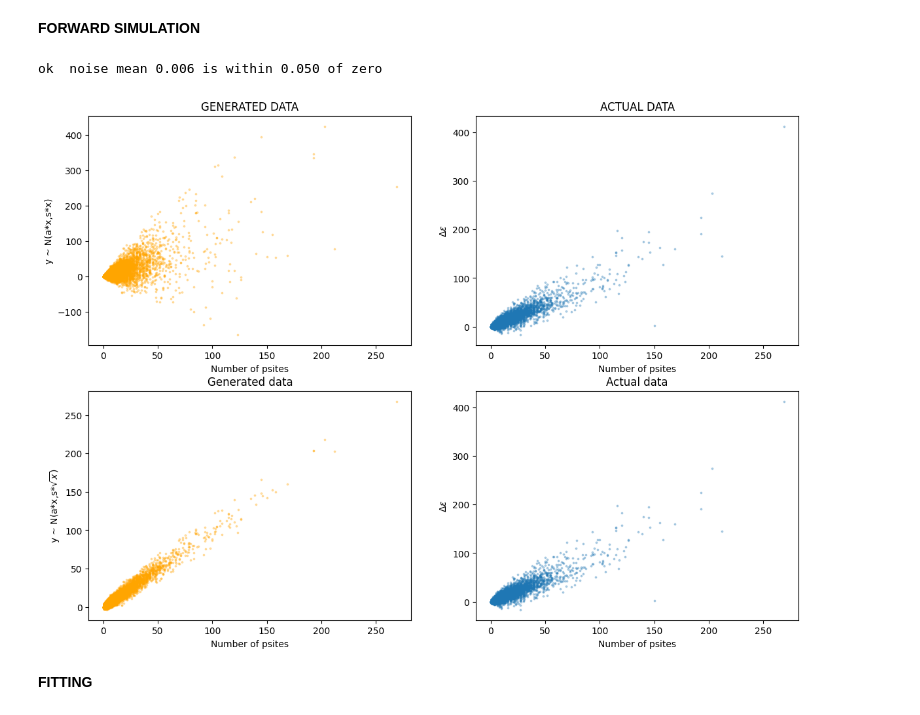
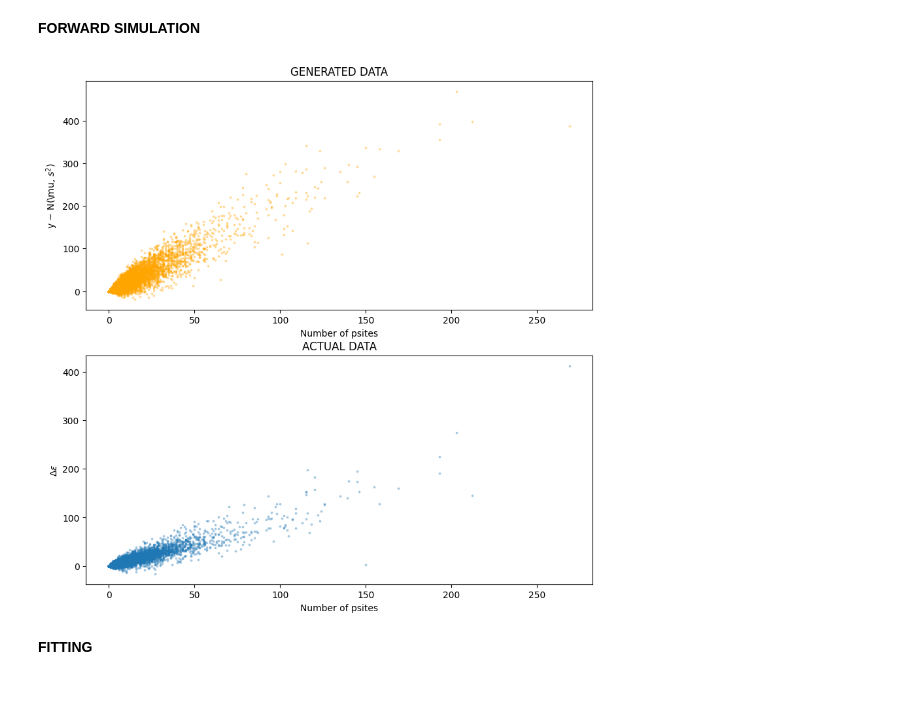
Before and after one commit to Laura-Filkova/CB2330-KICKASS-PROJECT, a Jupyter notebook: project.ipynb, the cells around one changed output. Cells and saved outputs as stored; diff of their text form; code cells hidden in the pictures.

```diff
--- a/project.ipynb
+++ b/project.ipynb
@@ -273,84 +214,52 @@ def uniforms(k, seed):
       state = lcg(state,A,C,M)
       out[i] = state / M
     return out
+
+def draw_from_normal(mu, s, seed = 2026):
+  normal_standard = (sum(uniforms(12, seed)) - 6)
+  return normal_standard * s + mu
 # %% [markdown]
 **FORWARD SIMULATION**
-# %%
-a = 1
-sigma = 1
-s = 1
-INTERVALS_COUNT = 1000
-df = s3_a_df
-
-d = np.linspace(-5*sigma, 5*sigma, INTERVALS_COUNT)
-mid = (d[:-1] + d[1:]) / 2
-cdf = [gauss_diff(mid[0], sigma)]
-for i in range(1, len(mid)):
-    cdf.append(cdf[i-1] + gauss_diff(mid[i], sigma))
-cdf = np.array(cdf)
-cdf /= cdf[-1]
-
-rs = np.array(uniforms(len(df), 2026))
-noise = []
-for r in rs:
-    i = 0
-    while cdf[i] < r:
-        i += 1
-    noise.append(mid[i])
-
-x = df['idr_psites'].values
-y_sim_1 = a*x + s*x*noise
-y_sim_2 = a*x + s*np.sqrt(x)*noise
-assert (-0.05 < np.mean(noise) < 0.05), f"The mean is not zero: {np.mean(noise)}"
-print(f"ok  noise mean {np.mean(noise):.3f} is within {0.05:.3f} of zero")
-# %% [output]
-ok  noise mean 0.006 is within 0.050 of zero
+# %%
+mu = 1
+s = 1.3
+seed = 2026
+y_sim_1 = []
+n_psites = s3_a_df["idr_psites"].to_list()
+
+for n in n_psites:
+  total = mu * n
+  for i in range(n):
+    random_draw = draw_from_normal(mu,s,seed)
+    total +=  random_draw
+    seed = lcg(seed,A,C,M)
+  y_sim_1.append(total)
 # %%
-fig, ((ax1, ax2), (ax3, ax4)) = plt.subplots(2, 2, figsize=(14, 10))
+fig, ((ax1, ax2)) = plt.subplots(2, 1, figsize=(10, 10))
 
 
 ax1.scatter(
     s3_a_df['idr_psites'], y_sim_1,
     s=3,
     alpha=0.3,
     color = "orange"
     )
 ax1.set_title('GENERATED DATA')
-ax1.set_ylabel("y ~ N(a*x,s*x)")
+ax1.set_ylabel(r"y ~ N(\mu, $s^2$)")
 ax1.set_xlabel('Number of psites')
 
 ax2.scatter(
     s3_a_df['idr_psites'],
     -s3_a_df['pre-post'],
     s=3,
     alpha=0.3)
 ax2.set_title('ACTUAL DATA')
 ax2.set_ylabel("$\Delta\epsilon$")
 ax2.set_xlabel('Number of psites')
 
-ax3.scatter(
-    s3_a_df['idr_psites'], y_sim_2,
-    s=3,
-    alpha=0.3,
-    color = "orange"
-    )
-ax3.set_title('Generated data')
-ax3.set_ylabel("y ~ N(a*x,s*$\sqrt{x}$)")
-ax3.set_xlabel('Number of psites')
-
-ax4.scatter(
-    s3_a_df['idr_psites'],
-    -s3_a_df['pre-post'],
-    s=3,
-    alpha=0.3)
-ax4.set_title('Actual data')
-ax4.set_ylabel("$\Delta\epsilon$")
-ax4.set_xlabel('Number of psites')
-
-
 plt.show()
 # %% [output]
-[figure, old version]
+[figure, new version]
 # %% [markdown]
 **FITTING**
 # %%
```
Also changed, not shown: parts of 8 cells of this notebook.
